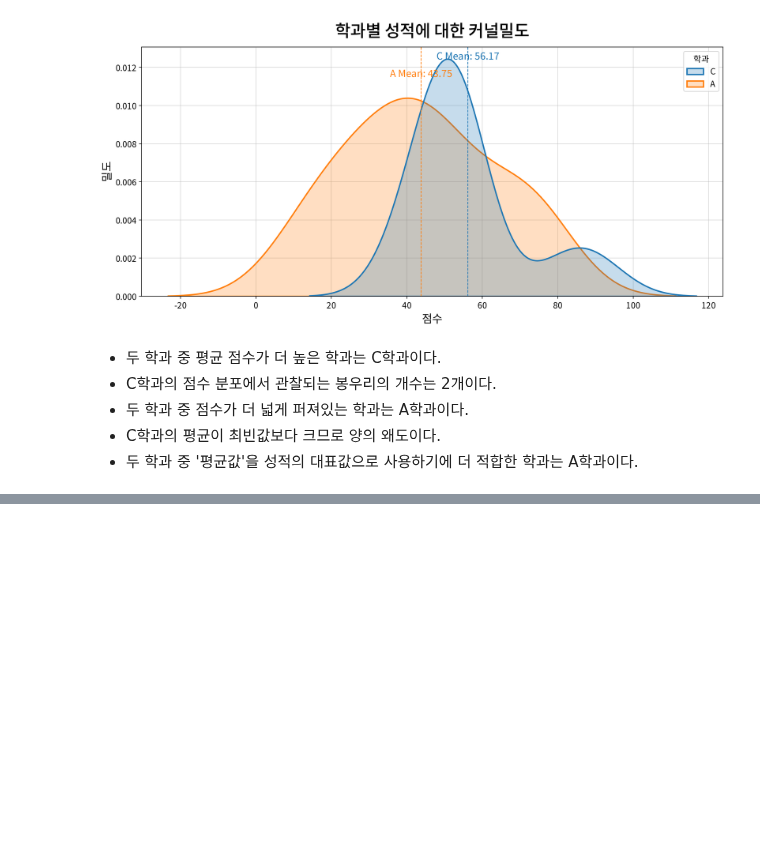
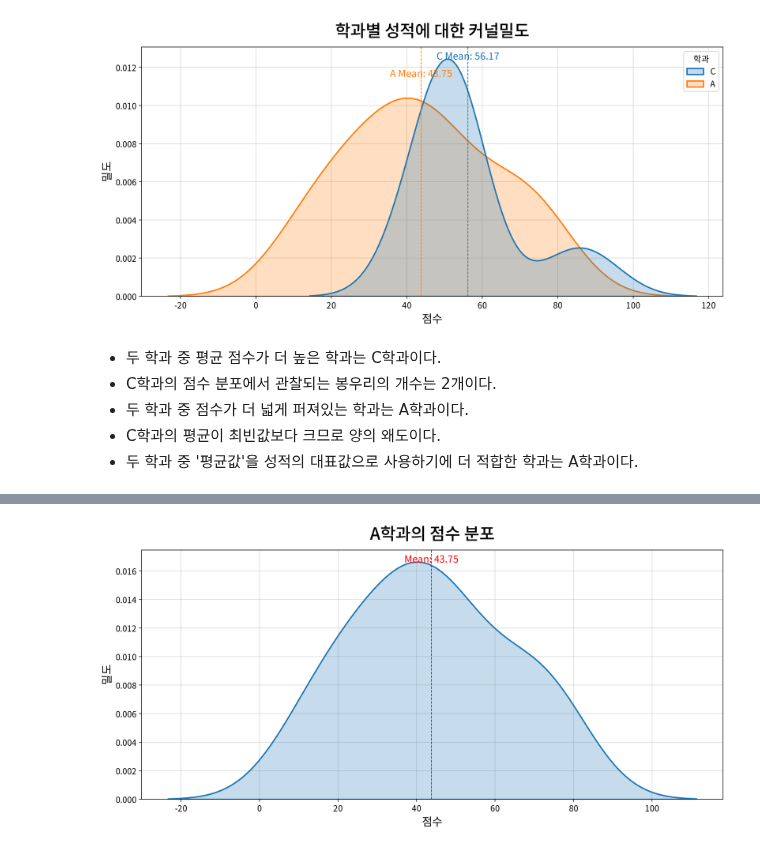
Before and after one commit to mmxi7/Data-Analysis-Study, a Jupyter notebook: Statistic Basic/[LAB-06] 데이터 시각화/3. KDE Plot.ipynb, the cells around one changed output, grey strips where cells are left out. Cells and saved outputs as stored; diff of their text form; code cells hidden in the pictures; blank space fills up the shorter version.

```diff
--- a/Statistic Basic/[LAB-06] 데이터 시각화/3. KDE Plot.ipynb
+++ b/Statistic Basic/[LAB-06] 데이터 시각화/3. KDE Plot.ipynb
@@ -243,0 +246,4 @@ my_plot.kdeplot(title="학과별 성적에 대한 커널밀도",
+# %%
+# A 학과 데이터 필터링
+df1 = origin[origin["학과"] == 'A']
+df1.head()
@@ -243,0 +257,7 @@ my_plot.kdeplot(title="학과별 성적에 대한 커널밀도",
+# %%
+# A 학과에 대한 커널밀도 시각화
+my_plot.kdeplot(title="A학과의 점수 분포",
+                xlabel="점수", ylabel="밀도",
+                data=df1, x="점수", meanline=True, fill=True)
+# %% [output]
+[figure, added]
```
Also changed, not shown: parts of 5 cells of this notebook, 3 other files.
